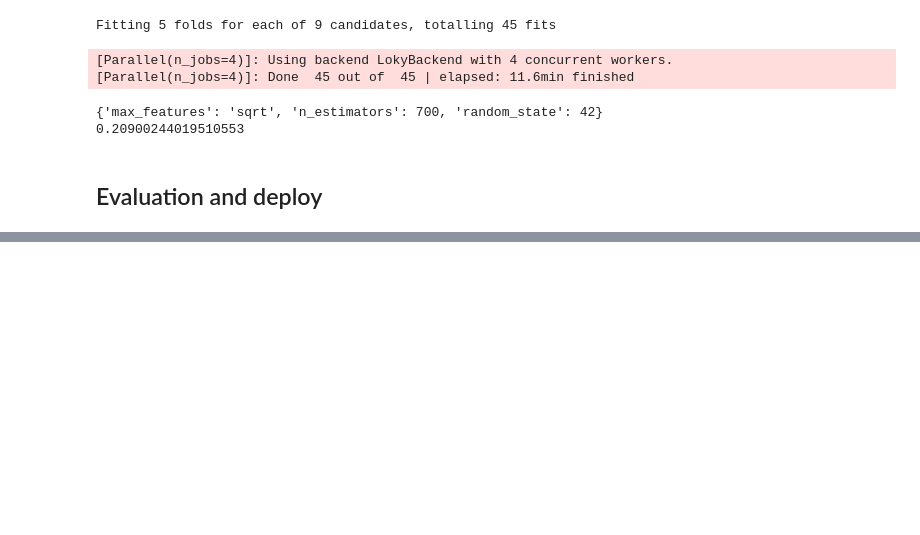
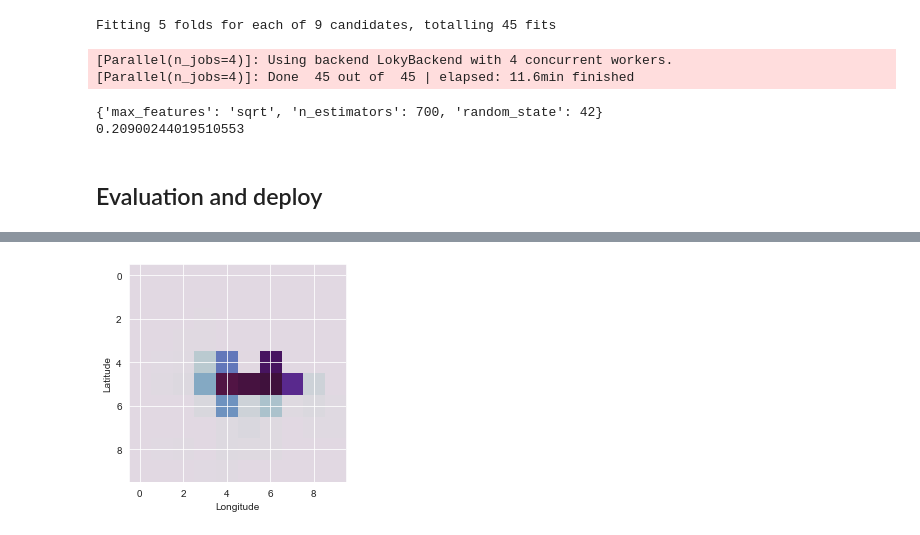
Before and after one commit to francescodisalvo05/Data-Science-Lab-Exercises, a Jupyter notebook: Notebooks/9-Laboratory-02-12-2020.ipynb, the cells around one changed output, grey strips where cells are left out. Drawn from its saved outputs; the diff is of its cells as text; code cells hidden in the pictures; blank space fills up the shorter version.

```diff
--- a/Notebooks/9-Laboratory-02-12-2020.ipynb
+++ b/Notebooks/9-Laboratory-02-12-2020.ipynb
@@ -250,0 +258,11 @@ pd.DataFrame( dict(Id = eval_df['id'],
+# %%
+heatmap2, _, _ = np.histogram2d(eval_df_price['longitude'], eval_df_price['latitude'], weights=eval_df_price.Predicted)
+
+fig, ax = plt.subplots(1,1)
+plt.imshow(heatmap1,cmap=plt.cm.get_cmap('twilight'))
+ax.set_xlabel("Longitude")
+ax.set_ylabel("Latitude")
+
+plt.savefig("Images/report9_img5.svg", format="svg")
+# %% [output]
+[figure, added]
```
Also changed, not shown: parts of 8 cells of this notebook.
